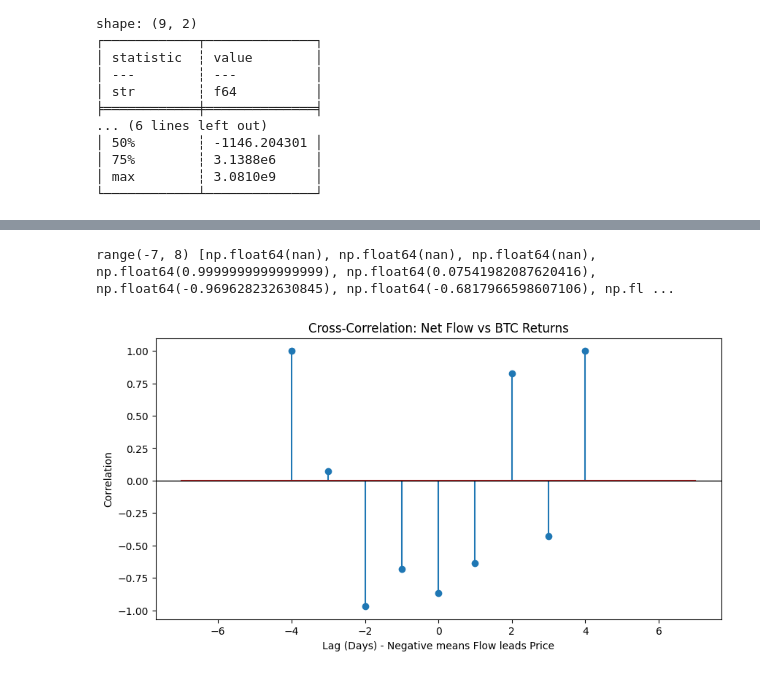
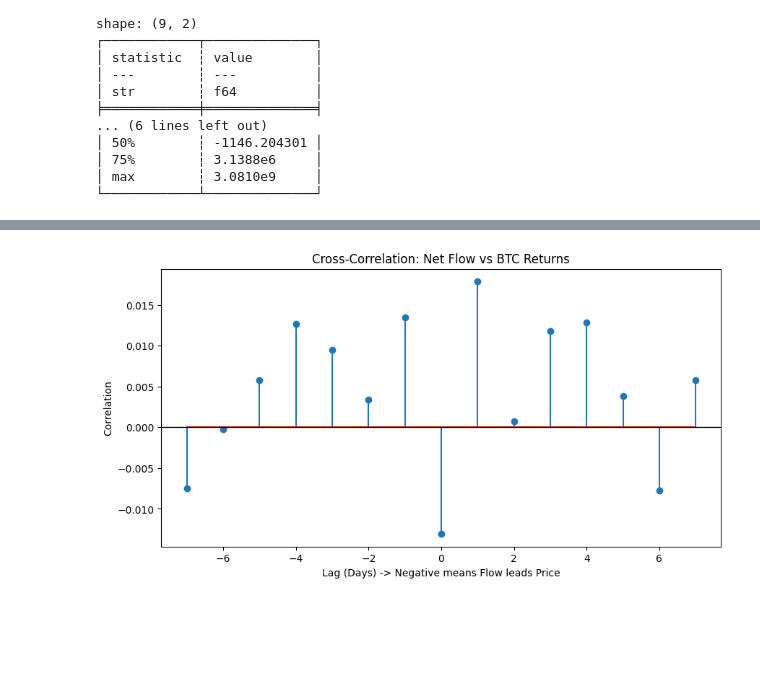
Before and after one commit to jdodson33/GT-MSA-Spring-2026-Team-13, a Jupyter notebook: eda/EDA.ipynb, the cells around one changed output, grey strips where cells are left out. Cells and saved outputs as stored; diff of their text form; code cells hidden in the pictures; blank space fills up the shorter version.

```diff
--- a/eda/EDA.ipynb
+++ b/eda/EDA.ipynb
@@ -128,39 +148,40 @@ Time Range Maximum:  2026-01-05 05:55:21
 # %%
+# ########################### USD FLOW CORRELATION TO BTC PRICE ########################### #
+
 btc_df = btc_df.with_columns(
     ((pl.col('PriceUSD') / pl.col('PriceUSD').shift(1)) - 1).alias('Price Change %')
 )
 
 def calculate_cross_corr_polars(df, col1, col2, max_lag=7):
     lags = range(-max_lag, max_lag + 1)
     correlations = []
 
-    # Convert to numpy for the correlation calculation
     s1 = df.get_column(col1).to_numpy()
     s2 = df.get_column(col2).to_numpy()
-
     for l in lags:
         if l < 0:
             c = np.corrcoef(s1[-l:], s2[:l])[0, 1]
+            # print(len(s1[-l:]), len(s2[:l]), c)
         elif l > 0:
             c = np.corrcoef(s1[:-l], s2[l:])[0, 1]
         else:
             c = np.corrcoef(s1, s2)[0, 1]
         correlations.append(c)
 
     return lags, correlations
 
 
+selected_cols = btc_df.select(['Net Flow USD', 'Price Change %']).drop_nulls()
 
-lags, corrs = calculate_cross_corr_polars(btc_df.drop_nulls(), "Net Flow USD", "Price Change %")
+lags, corrs = calculate_cross_corr_polars(selected_cols, "Net Flow USD", "Price Change %")
 
-print(lags, corrs)
+# print(lags, corrs)
 plt.figure(figsize=(10, 5))
 plt.stem(lags, corrs)
 plt.axhline(0, color='black', linewidth=1)
 plt.title("Cross-Correlation: Net Flow vs BTC Returns")
-plt.xlabel("Lag (Days) - Negative means Flow leads Price")
+plt.xlabel("Lag (Days) -> Negative means Flow leads Price")
 plt.ylabel("Correlation")
 plt.show()
 # %% [output]
-range(-7, 8) [np.float64(nan), np.float64(nan), np.float64(nan), np.float64(0.9999999999999999), np.float64(0.07541982087620416), np.float64(-0.969628232630845), np.float64(-0.6817966598607106), np.fl ...
-[figure, old version]
+[figure, new version]
```
Also changed, not shown: parts of 3 cells of this notebook.
